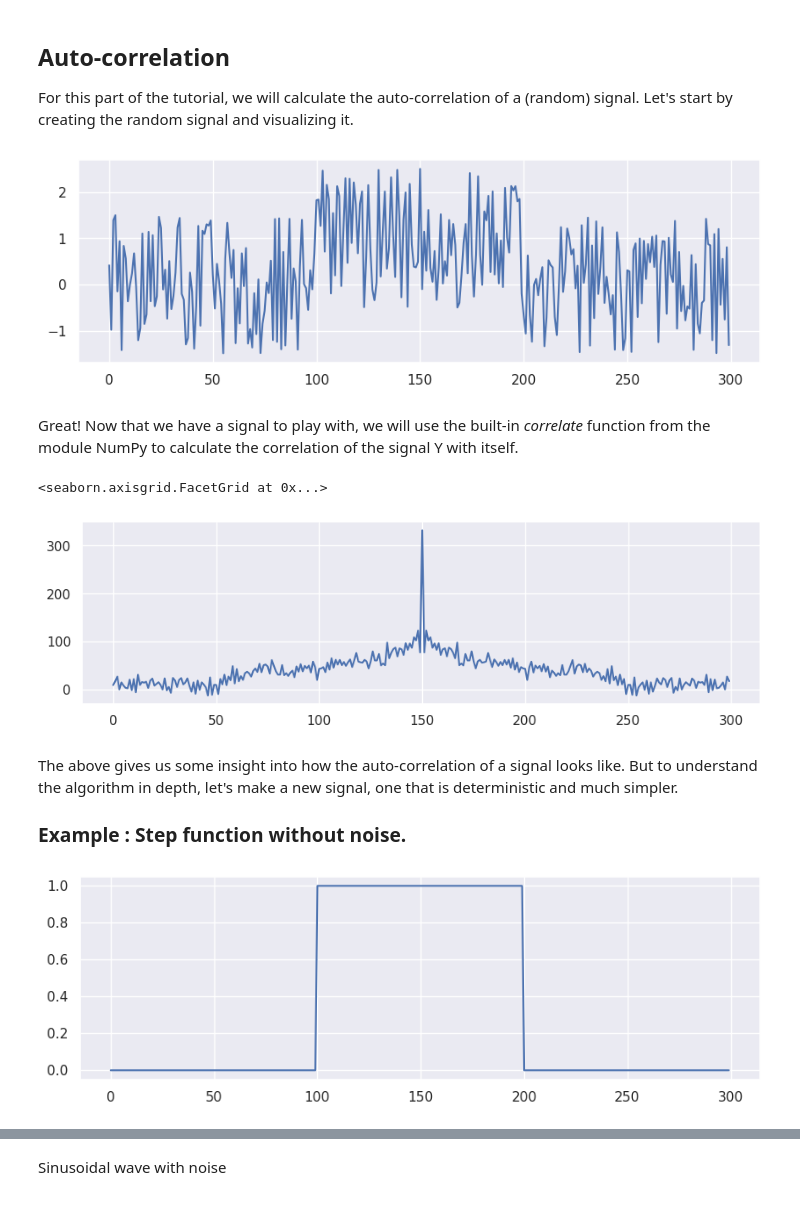
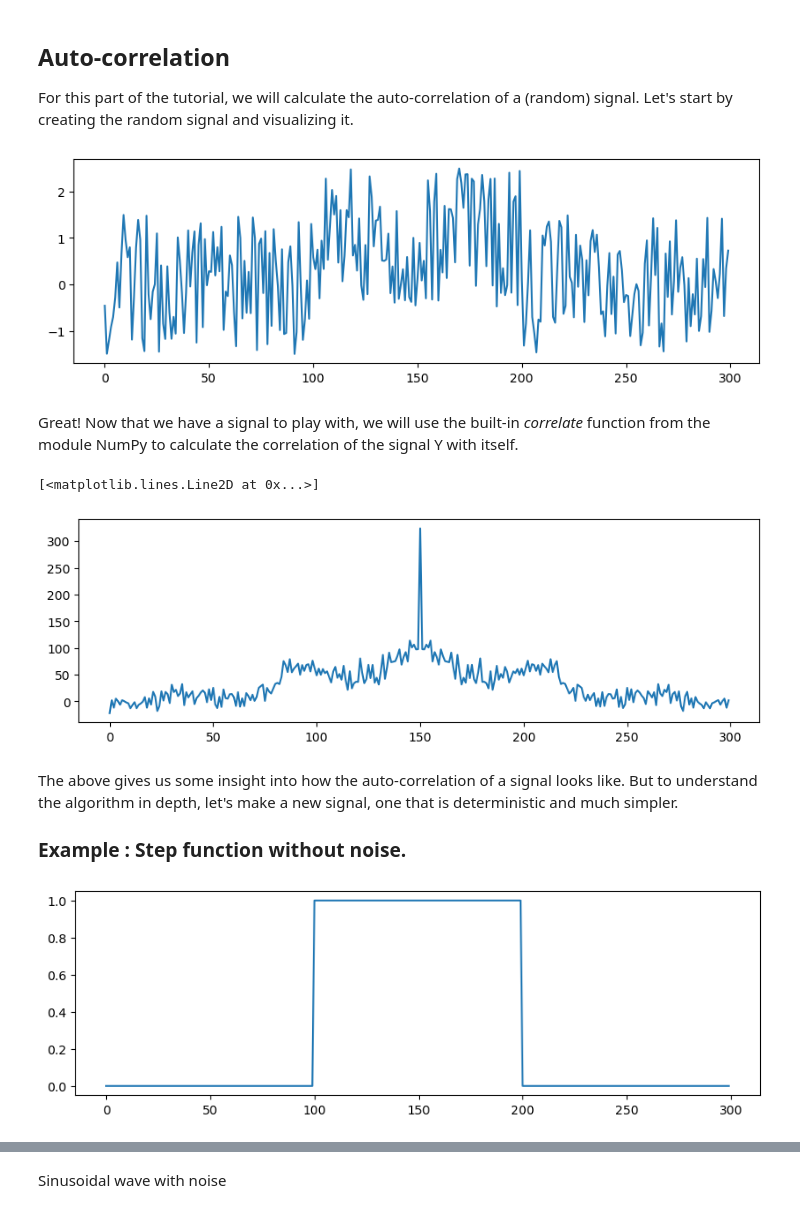
Before and after one commit to bordeaux-neurocampus/2024-Data-Analysis, a Jupyter notebook: lessons/programming/L04-fft.ipynb, the cells around one changed output, grey strips where cells are left out. Cells and saved outputs as stored; diff of their text form; code cells hidden in the pictures.

```diff
--- a/lessons/programming/L04-fft.ipynb
+++ b/lessons/programming/L04-fft.ipynb
@@ -25,49 +12,44 @@ For this part of the tutorial, we will calculate the auto-correlation of a (rand
 # Auto-correlation, step #1: create a signal
 import numpy as np
 import matplotlib.pyplot as plt
-import seaborn as sns
-sns.set_theme(style="darkgrid")
 
 X = range(0,300)
+# Y = (np.zeros(100),np.ones(100))
 
 Y = np.zeros(300)
 Y[100:200] = 1
+#Y = np.sin(X)
 Y += np.random.uniform(-1,1,len(X))*1.5 # Try to play with level of noise
 
 plt.figure(figsize=(10,3))
-
-#TODO: using matplotlib or seaborn plot Y over X
-# for visual aspect, the dimension of your figues must be height: 3cm, and width: 10cm
-plt.plot(X,Y)
-plt.show()
+plt.plot(X,Y);
 # %% [output]
-[figure, old version]
+[figure, new version]
 # %% [markdown]
 Great! Now that we have a signal to play with, we will use the built-in _correlate_ function from the module NumPy to calculate the correlation of the signal Y with itself.
 # %%
 # Calculate auto-correlation of Y
-
-# compute the auto-correlation of Y using the numpy function. (hint use mode='same')
-C = np.correlate(Y,Y , mode="same")
-
-sns.relplot(x=X,y=C,kind="line", height=3, aspect = 3)
+C = np.correlate(Y, Y, mode='same')
+plt.figure(figsize=(10,3))
+plt.plot(X,C)
 # %% [output]
-<seaborn.axisgrid.FacetGrid at 0x...>
+[<matplotlib.lines.Line2D at 0x...>]
-[figure, old version]
+[figure, new version]
 # %% [markdown]
 The above gives us some insight into how the auto-correlation of a signal looks like. But to understand the algorithm in depth, let's make a new signal, one that is deterministic and much simpler.
 
 ### Example : Step function without noise.
 # %%
 X = range(0,300)
+# Y = (np.zeros(100),np.ones(100))
 
-#TODO: creat a step function Y, of same length than X, that has a zero value between 0 to 100 and 200 and 300 ...
-#and a value of one between 200 end 300
 Y = np.zeros(300)
 Y[100:200] = 1
+#Y = np.sin(X)
+# Y += np.random.uniform(-1,1,len(X))*1.5 # Without noise
 
 plt.figure(figsize=(10,3))
 plt.plot(X,Y);
 # %% [output]
-[figure, old version]
+[figure, new version]
 # %%
```
Also changed, not shown: parts of 15 cells of this notebook.
